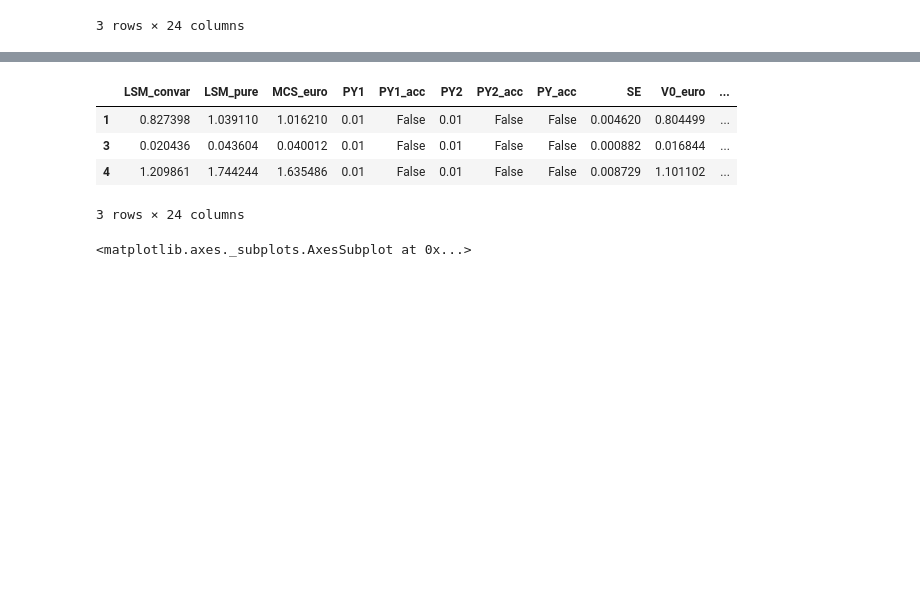
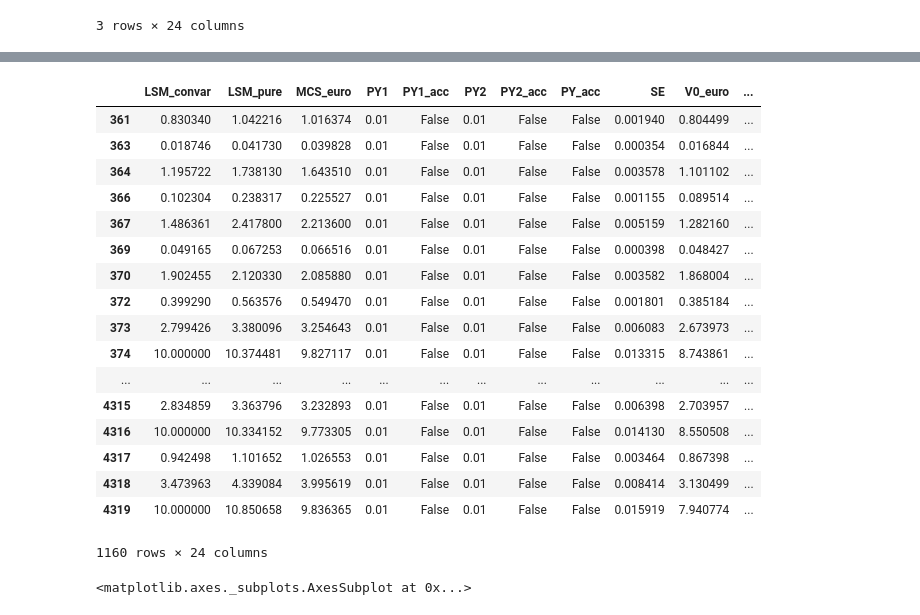
Before and after one commit to mgje/Python-Mathematik-Beispiele, a Jupyter notebook: finance/APOV validation in H93 CIR85.ipynb, the cells around one changed output, grey strips where cells are left out. Cells and saved outputs as stored; diff of their text form; code cells hidden in the pictures; blank space fills up the shorter version.

```diff
--- a/finance/APOV validation in H93 CIR85.ipynb
+++ b/finance/APOV validation in H93 CIR85.ipynb
@@ -534,12 +561,25 @@ data[:3]
 # %%
-filt = data.loc[data['PY1_acc'] == False].loc[data['PY2_acc'] == False]
-filt[:3]
+filt = data.loc[data['PY1_acc'] == False].loc[data['PY2_acc'] == False].loc[data['paths'] == 200000]
+filt[:]
 # %% [output]
 |  | LSM_convar | LSM_pure | MCS_euro | PY1 | PY1_acc | PY2 | PY2_acc | PY_acc | SE | V0_euro | ... |
-| 1 | 0.827398 | 1.039110 | 1.016210 | 0.01 | False | 0.01 | False | False | 0.004620 | 0.804499 | ... |
-| 3 | 0.020436 | 0.043604 | 0.040012 | 0.01 | False | 0.01 | False | False | 0.000882 | 0.016844 | ... |
-| 4 | 1.209861 | 1.744244 | 1.635486 | 0.01 | False | 0.01 | False | False | 0.008729 | 1.101102 | ... |
+| 361 | 0.830340 | 1.042216 | 1.016374 | 0.01 | False | 0.01 | False | False | 0.001940 | 0.804499 | ... |
+| 363 | 0.018746 | 0.041730 | 0.039828 | 0.01 | False | 0.01 | False | False | 0.000354 | 0.016844 | ... |
+| 364 | 1.195722 | 1.738130 | 1.643510 | 0.01 | False | 0.01 | False | False | 0.003578 | 1.101102 | ... |
+| 366 | 0.102304 | 0.238317 | 0.225527 | 0.01 | False | 0.01 | False | False | 0.001155 | 0.089514 | ... |
+| 367 | 1.486361 | 2.417800 | 2.213600 | 0.01 | False | 0.01 | False | False | 0.005159 | 1.282160 | ... |
+| 369 | 0.049165 | 0.067253 | 0.066516 | 0.01 | False | 0.01 | False | False | 0.000398 | 0.048427 | ... |
+| 370 | 1.902455 | 2.120330 | 2.085880 | 0.01 | False | 0.01 | False | False | 0.003582 | 1.868004 | ... |
+| 372 | 0.399290 | 0.563576 | 0.549470 | 0.01 | False | 0.01 | False | False | 0.001801 | 0.385184 | ... |
+| 373 | 2.799426 | 3.380096 | 3.254643 | 0.01 | False | 0.01 | False | False | 0.006083 | 2.673973 | ... |
+| 374 | 10.000000 | 10.374481 | 9.827117 | 0.01 | False | 0.01 | False | False | 0.013315 | 8.743861 | ... |
+| ... | ... | ... | ... | ... | ... | ... | ... | ... | ... | ... | ... |
+| 4315 | 2.834859 | 3.363796 | 3.232893 | 0.01 | False | 0.01 | False | False | 0.006398 | 2.703957 | ... |
+| 4316 | 10.000000 | 10.334152 | 9.773305 | 0.01 | False | 0.01 | False | False | 0.014130 | 8.550508 | ... |
+| 4317 | 0.942498 | 1.101652 | 1.026553 | 0.01 | False | 0.01 | False | False | 0.003464 | 0.867398 | ... |
+| 4318 | 3.473963 | 4.339084 | 3.995619 | 0.01 | False | 0.01 | False | False | 0.008414 | 3.130499 | ... |
+| 4319 | 10.000000 | 10.850658 | 9.836365 | 0.01 | False | 0.01 | False | False | 0.015919 | 7.940774 | ... |
-3 rows × 24 columns
+1160 rows × 24 columns
 # %%
 #out=filt[['LSM_convar','LSM_pure','MCS_euro']]
 out=filt[['MCS_euro']]
```
Also changed, not shown: parts of 5 cells of this notebook.
